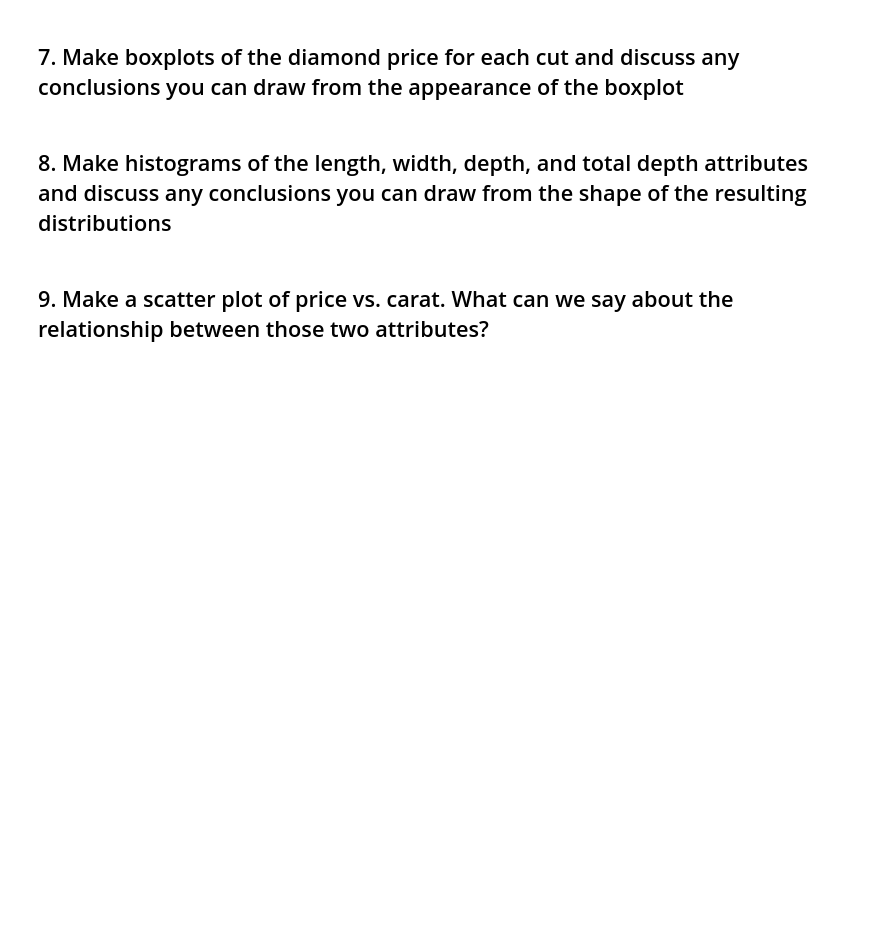
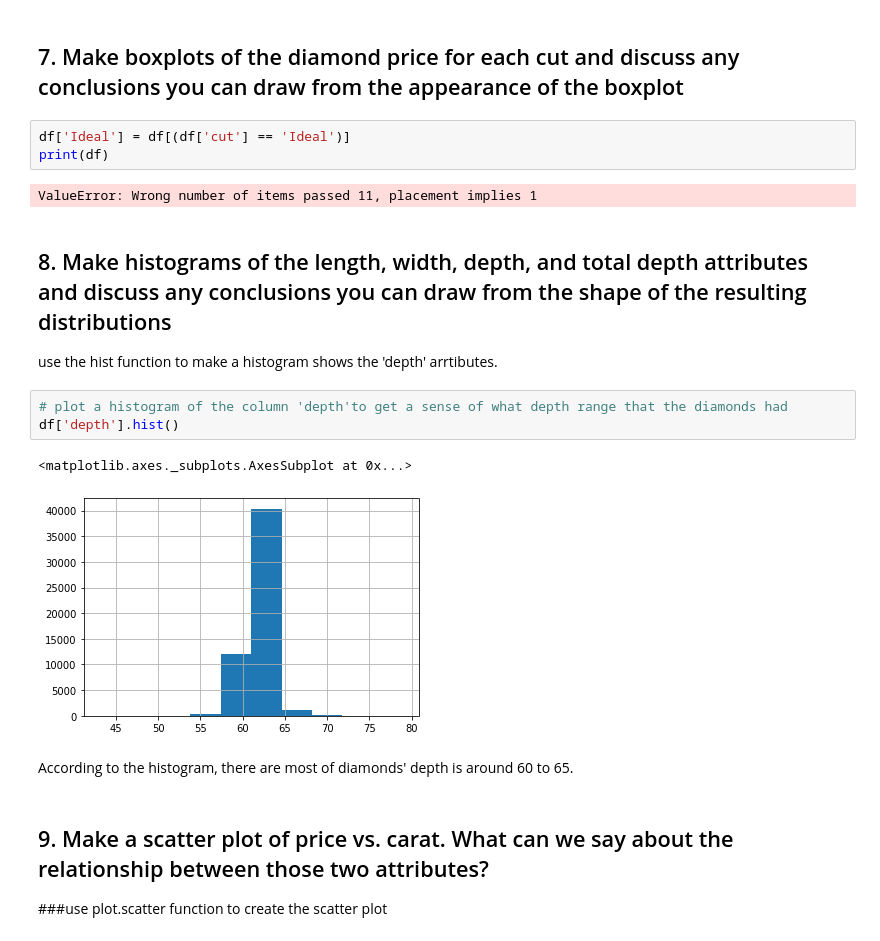
Before and after one commit to mandy941/week6, a Jupyter notebook: M_Yang_W6_assn.ipynb, the cells around one changed output. Saved outputs shown, nothing was run; the diff lists cells and outputs as text; blank space fills up the shorter version.

```diff
--- a/M_Yang_W6_assn.ipynb
+++ b/M_Yang_W6_assn.ipynb
@@ -160,7 +160,22 @@ pb.plot.bar(title = 'Freq of individual cut values')
 According to the bar plot, the frequency of Ideal is highest, more than 20000. Premium is next and type Very good is closed to the number of Preium.There are almost 5000 diamonds are good. Fair is the least, less than 5000.It means that most of diamonds are successful but some are fail.
 # %% [markdown]
 ## 7. Make boxplots of the diamond price for each cut and discuss any conclusions you can draw from the appearance of the boxplot
+# %%
+df['Ideal'] = df[(df['cut'] == 'Ideal')]
+print(df)
+# %% [output]
+ValueError: Wrong number of items passed 11, placement implies 1
 # %% [markdown]
 ## 8. Make histograms of the length, width, depth, and total depth attributes and discuss any conclusions you can draw from the shape of the resulting distributions
+use the hist function to make a histogram shows the 'depth' arrtibutes.
+# %%
+# plot a histogram of the column 'depth'to get a sense of what depth range that the diamonds had
+df['depth'].hist()
+# %% [output]
+<matplotlib.axes._subplots.AxesSubplot at 0x...>
+[figure, added]
+# %% [markdown]
+According to the histogram, there are most of diamonds' depth is around 60 to 65.
 # %% [markdown]
 ## 9. Make a scatter plot of price vs. carat. What can we say about the relationship between those two attributes?
+###use plot.scatter function to create the scatter plot
```
Also changed, not shown: parts of 2 cells of this notebook.
